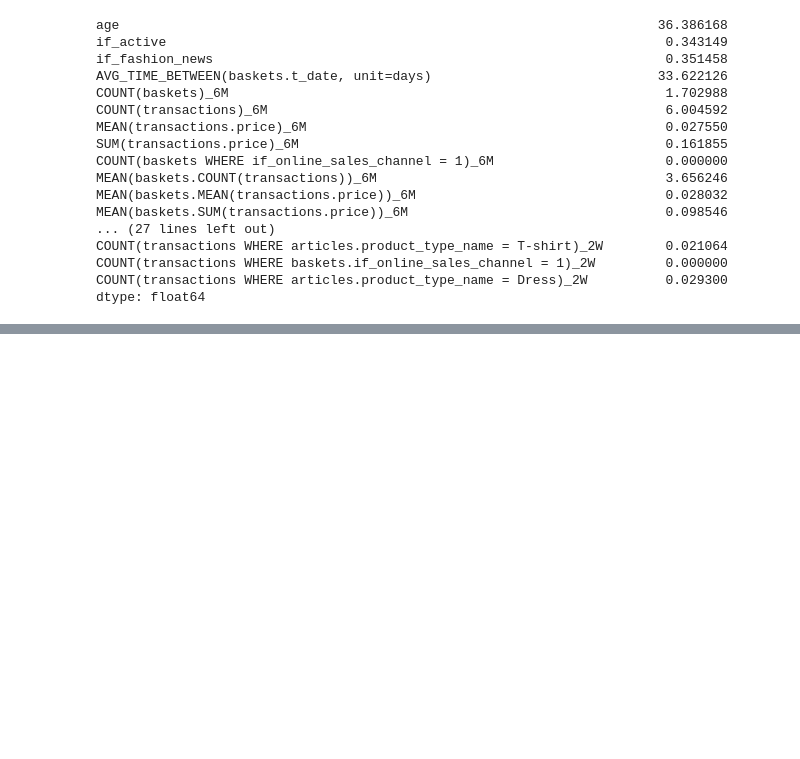
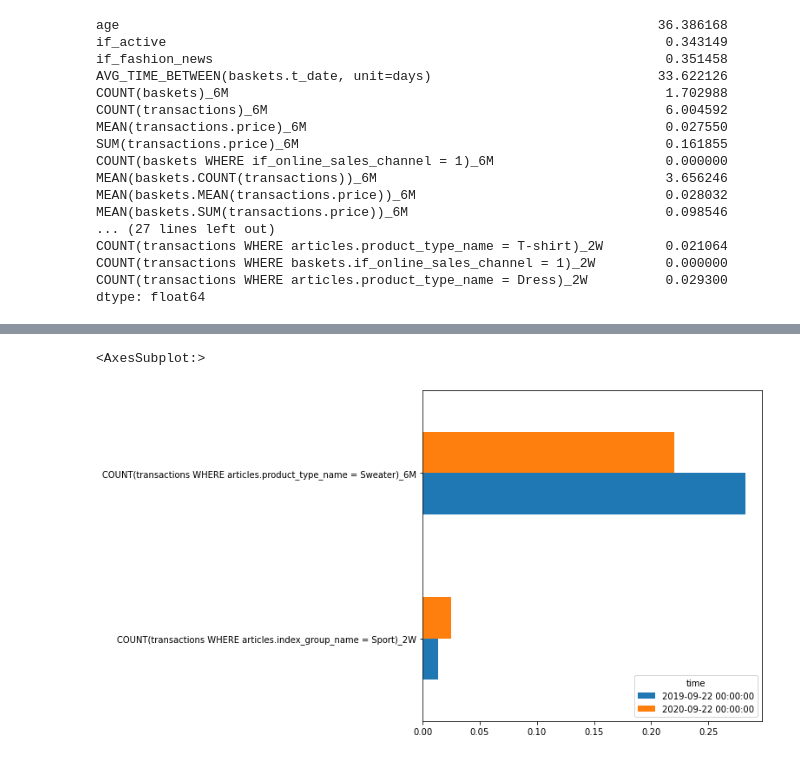
Before and after one commit to adrian-dembek/kaggle-hm-kedro, a Jupyter notebook: kedro/notebooks/feature_store_check.ipynb, the cells around one changed output, grey strips where cells are left out. Cells and saved outputs as stored; diff of their text form; code cells hidden in the pictures; blank space fills up the shorter version.

Commit message:
recalculated extended customers fs with new date, added desc in Readme

```diff
--- a/kedro/notebooks/feature_store_check.ipynb
+++ b/kedro/notebooks/feature_store_check.ipynb
@@ -65,0 +68,2 @@ dtype: float64
+# %%
+customers_fs_extended = pd.read_parquet('../data/04_feature/customers_fs_extended.parquet')
@@ -65,0 +82,4 @@ dtype: float64
+# %%
+pd.set_option('display.max_rows', 500)
+customer_fs_extended_report = pd.DataFrame(customers_fs_extended.groupby('time').mean())
+customer_fs_extended_report
@@ -65,0 +115,5 @@ dtype: float64
+# %%
+customer_fs_extended_report[['COUNT(transactions WHERE articles.index_group_name = Sport)_2W', 'COUNT(transactions WHERE articles.product_type_name = Sweater)_6M']].T.plot(kind='barh', figsize=[7,7])
+# %% [output]
+<AxesSubplot:>
+[figure, added]
```
Also changed, not shown: parts of 5 cells of this notebook, 3 other files.
